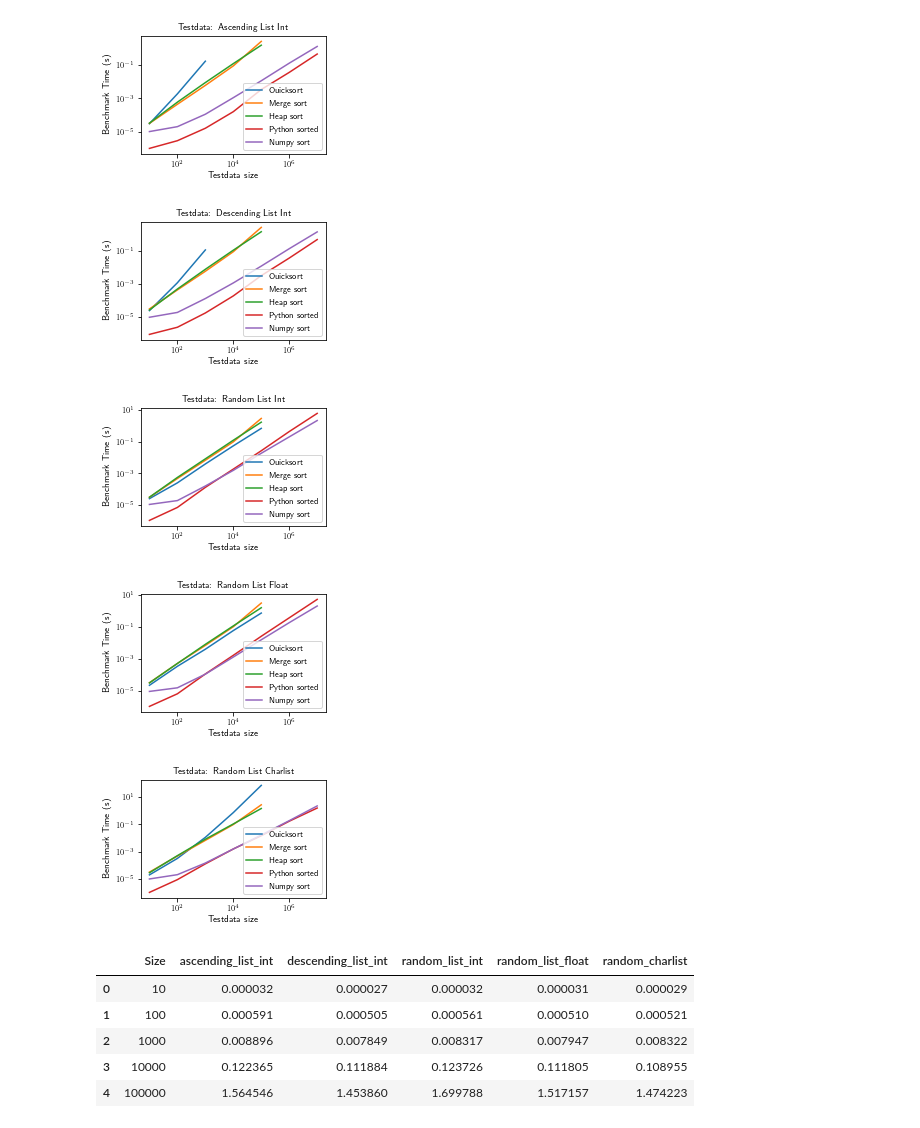
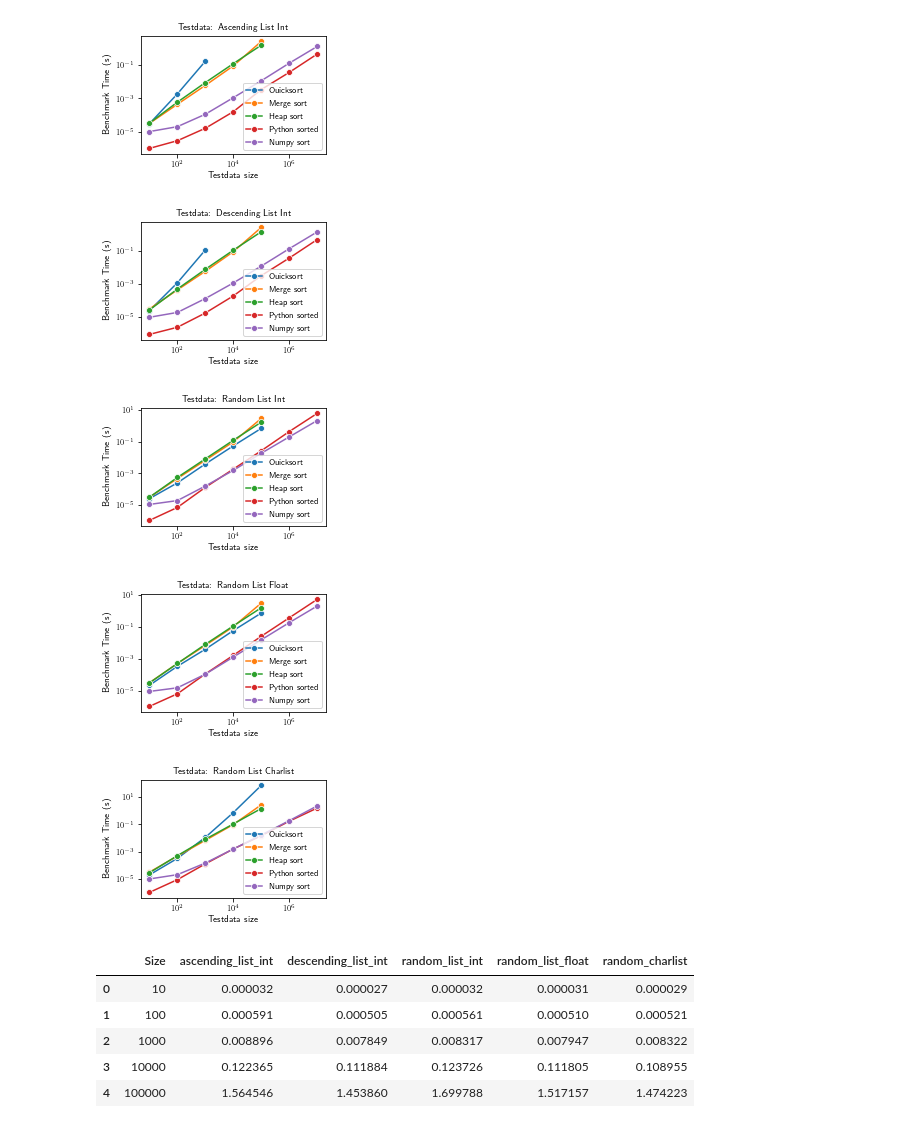
Before and after one commit to sababina/INF221, a Jupyter notebook: Semesteroppgave INF221/Benchmarking data/Plot.ipynb, the cells around one changed output. Saved outputs shown, nothing was run; the diff lists cells and outputs as text; code cells hidden in the pictures.

Commit message:
Updated code for plots

```diff
--- a/Semesteroppgave INF221/Benchmarking data/Plot.ipynb
+++ b/Semesteroppgave INF221/Benchmarking data/Plot.ipynb
@@ -72,35 +72,35 @@ df_numpy = pd.DataFrame(data_numpy)
 # %%
 fig = new_figure()
 ax = fig.add_subplot(1, 1, 1)
 
 
-ax = sns.lineplot(x = 'Size', y = 'ascending_list_int', data=df_quick2, label = "Ouicksort")
-ax = sns.lineplot(x = 'Size', y = 'ascending_list_int', data=df_merge, label = "Merge sort")
-ax = sns.lineplot(x = 'Size', y = 'ascending_list_int', data=df_heap, label = "Heap sort")
-ax = sns.lineplot(x = 'Size', y = 'ascending_list_int', data=df_python, label = "Python sorted")
-ax = sns.lineplot(x = 'Size', y = 'ascending_list_int', data=df_numpy, label = "Numpy sort")
+ax = sns.lineplot(x = 'Size', y = 'ascending_list_int', data=df_quick2, label = "Ouicksort", marker = 'o')
+ax = sns.lineplot(x = 'Size', y = 'ascending_list_int', data=df_merge, label = "Merge sort", marker = 'o')
+ax = sns.lineplot(x = 'Size', y = 'ascending_list_int', data=df_heap, label = "Heap sort", marker = 'o' )
+ax = sns.lineplot(x = 'Size', y = 'ascending_list_int', data=df_python, label = "Python sorted", marker = 'o')
+ax = sns.lineplot(x = 'Size', y = 'ascending_list_int', data=df_numpy, label = "Numpy sort", marker = 'o')
 
 
 
 ax.set_xscale('log')
 ax.set_yscale('log')
 y = plt.ylabel('Benchmark Time (s)')
 x = plt.xlabel('Testdata size')
 y = plt.title('Testdata: Ascending List Int')
 
 ax.legend()
 fig.savefig('ascending_list_int_plot.pdf', bbox_inches='tight')
 # %% [output]
-[figure, old version]
+[figure, new version]
 # %%
 fig = new_figure()
 ax = fig.add_subplot(1, 1, 1)
 
-ax = sns.lineplot(x = 'Size', y = 'descending_list_int', data=df_quick2, label = "Ouicksort")
-ax = sns.lineplot(x = 'Size', y = 'descending_list_int', data=df_merge, label = "Merge sort")
-ax = sns.lineplot(x = 'Size', y = 'descending_list_int', data=df_heap, label = "Heap sort")
-ax = sns.lineplot(x = 'Size', y = 'descending_list_int', data=df_python, label = "Python sorted")
-ax = sns.lineplot(x = 'Size', y = 'descending_list_int', data=df_numpy, label = "Numpy sort")
+ax = sns.lineplot(x = 'Size', y = 'descending_list_int', data=df_quick2, label = "Ouicksort", marker = 'o')
+ax = sns.lineplot(x = 'Size', y = 'descending_list_int', data=df_merge, label = "Merge sort", marker = 'o')
+ax = sns.lineplot(x = 'Size', y = 'descending_list_int', data=df_heap, label = "Heap sort", marker = 'o')
+ax = sns.lineplot(x = 'Size', y = 'descending_list_int', data=df_python, label = "Python sorted", marker = 'o')
+ax = sns.lineplot(x = 'Size', y = 'descending_list_int', data=df_numpy, label = "Numpy sort", marker = 'o')
 
 #x = plt.axis(xmin=0, xmax=1000, ymin=0, ymax=0.500)
 ax.set_xscale('log')
@@ -112,16 +112,16 @@ y = plt.title('Testdata: Descending List Int')
 ax.legend()
 fig.savefig('descending_list_int_plot.pdf', bbox_inches='tight')
 # %% [output]
-[figure, old version]
+[figure, new version]
 # %%
 fig = new_figure()
 ax = fig.add_subplot(1, 1, 1)
 
-ax = sns.lineplot(x = 'Size', y = 'random_list_int', data=df_quick1, label = "Ouicksort")
-ax = sns.lineplot(x = 'Size', y = 'random_list_int', data=df_merge, label = "Merge sort")
-ax = sns.lineplot(x = 'Size', y = 'random_list_int', data=df_heap, label = "Heap sort")
-ax = sns.lineplot(x = 'Size', y = 'random_list_int', data=df_python, label = "Python sorted")
-ax = sns.lineplot(x = 'Size', y = 'random_list_int', data=df_numpy, label = "Numpy sort")
+ax = sns.lineplot(x = 'Size', y = 'random_list_int', data=df_quick1, label = "Ouicksort", marker = 'o')
+ax = sns.lineplot(x = 'Size', y = 'random_list_int', data=df_merge, label = "Merge sort", marker = 'o')
+ax = sns.lineplot(x = 'Size', y = 'random_list_int', data=df_heap, label = "Heap sort", marker = 'o')
+ax = sns.lineplot(x = 'Size', y = 'random_list_int', data=df_python, label = "Python sorted", marker = 'o')
+ax = sns.lineplot(x = 'Size', y = 'random_list_int', data=df_numpy, label = "Numpy sort", marker = 'o')
 
 ax.set_xscale('log')
 ax.set_yscale('log')
@@ -132,15 +132,15 @@ y = plt.title('Testdata: Random List Int')
 ax.legend()
 fig.savefig('random_list_int_plot.pdf', bbox_inches='tight')
 # %% [output]
-[figure, old version]
+[figure, new version]
 # %%
 fig = new_figure()
 ax = fig.add_subplot(1, 1, 1)
-ax = sns.lineplot(x = 'Size', y = 'random_list_float', data=df_quick1, label = "Ouicksort")
-ax = sns.lineplot(x = 'Size', y = 'random_list_float', data=df_merge, label = "Merge sort")
-ax = sns.lineplot(x = 'Size', y = 'random_list_float', data=df_heap, label = "Heap sort")
-ax = sns.lineplot(x = 'Size', y = 'random_list_float', data=df_python, label = "Python sorted")
-ax = sns.lineplot(x = 'Size', y = 'random_list_float', data=df_numpy, label = "Numpy sort")
+ax = sns.lineplot(x = 'Size', y = 'random_list_float', data=df_quick1, label = "Ouicksort", marker = 'o')
+ax = sns.lineplot(x = 'Size', y = 'random_list_float', data=df_merge, label = "Merge sort", marker = 'o')
+ax = sns.lineplot(x = 'Size', y = 'random_list_float', data=df_heap, label = "Heap sort", marker = 'o')
+ax = sns.lineplot(x = 'Size', y = 'random_list_float', data=df_python, label = "Python sorted", marker = 'o')
+ax = sns.lineplot(x = 'Size', y = 'random_list_float', data=df_numpy, label = "Numpy sort", marker = 'o')
 
 ax.set_xscale('log')
 ax.set_yscale('log')
@@ -150,15 +150,15 @@ y = plt.title('Testdata: Random List Float')
 ax.legend()
 fig.savefig('random_list_float_plot.pdf', bbox_inches='tight')
 # %% [output]
-[figure, old version]
+[figure, new version]
 # %%
 fig = new_figure()
 ax = fig.add_subplot(1, 1, 1)
-ax = sns.lineplot(x = 'Size', y = 'random_charlist', data=df_quick1, label = "Ouicksort")
-ax = sns.lineplot(x = 'Size', y = 'random_charlist', data=df_merge, label = "Merge sort")
-ax = sns.lineplot(x = 'Size', y = 'random_charlist', data=df_heap, label = "Heap sort")
-ax = sns.lineplot(x = 'Size', y = 'random_charlist', data=df_python, label = "Python sorted")
-ax = sns.lineplot(x = 'Size', y = 'random_charlist', data=df_numpy, label = "Numpy sort")
+ax = sns.lineplot(x = 'Size', y = 'random_charlist', data=df_quick1, label = "Ouicksort", marker = 'o')
+ax = sns.lineplot(x = 'Size', y = 'random_charlist', data=df_merge, label = "Merge sort", marker = 'o')
+ax = sns.lineplot(x = 'Size', y = 'random_charlist', data=df_heap, label = "Heap sort", marker = 'o')
+ax = sns.lineplot(x = 'Size', y = 'random_charlist', data=df_python, label = "Python sorted", marker = 'o')
+ax = sns.lineplot(x = 'Size', y = 'random_charlist', data=df_numpy, label = "Numpy sort", marker = 'o')
 
 ax.set_xscale('log')
 ax.set_yscale('log')
@@ -168,7 +168,7 @@ y = plt.title('Testdata: Random List Charlist')
 ax.legend()
 fig.savefig('random_charlist_plot.pdf', bbox_inches='tight')
 # %% [output]
-[figure, old version]
+[figure, new version]
 # %%
 df_heap
 # %% [output]
```
